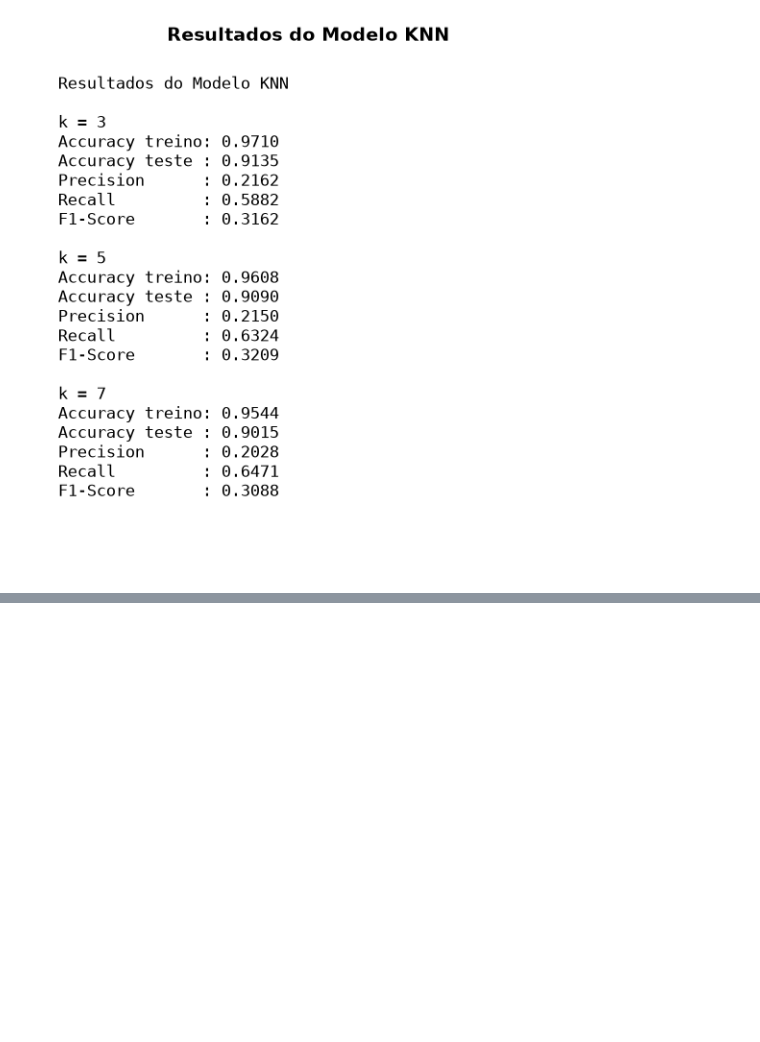
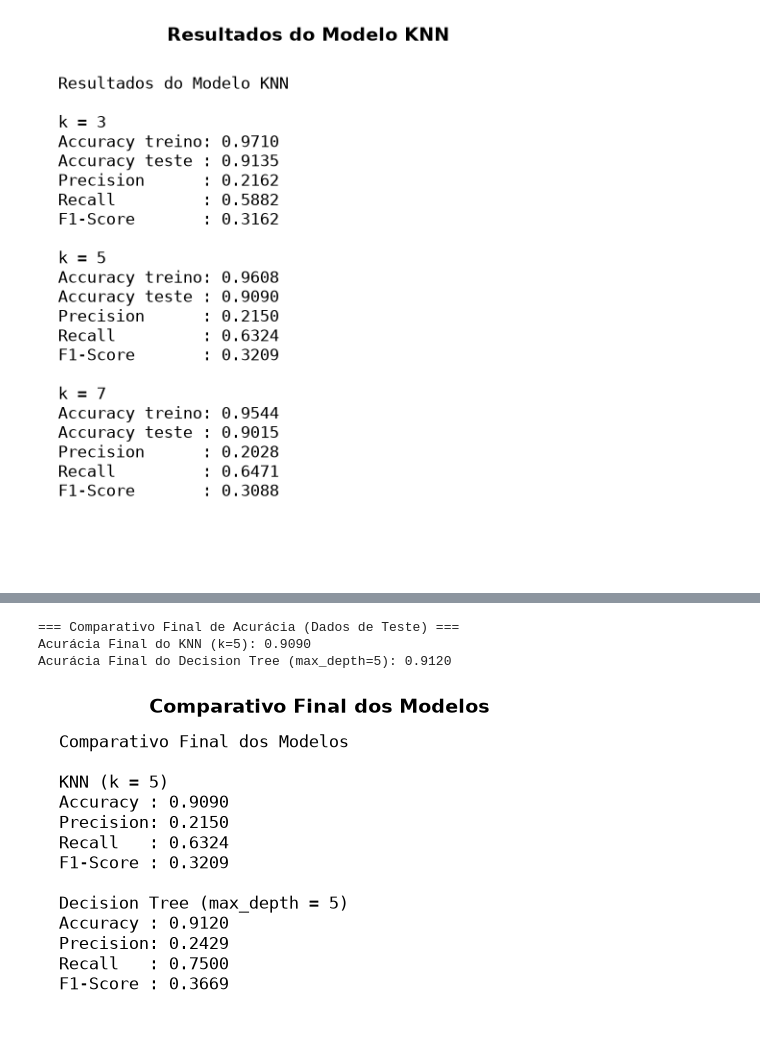
Before and after one commit to Carlos779-cloud/Projeto_Final, a Jupyter notebook: main.ipynb, the cells around one changed output, grey strips where cells are left out. Cells and saved outputs as stored; diff of their text form; code cells hidden in the pictures; blank space fills up the shorter version.

```diff
--- a/main.ipynb
+++ b/main.ipynb
@@ -756,0 +933,79 @@ plt.show()
+# %%
+# Instaciar os melhores hiperparâmetros para os modelos KNN e Decision Tree
+melhor_knn = KNeighborsClassifier(n_neighbors=5)
+melhor_tree = DecisionTreeClassifier(max_depth=5, random_state=42)
+
+# Treinar os modelos com os dados balenceados (SMOTE) e escalonados
+melhor_knn.fit(X_train_scaled, y_train_smote)
+melhor_tree.fit(X_train_scaled, y_train_smote)
+
+# Gerar previsões nos dados de teste escalonados
+y_pred_knn_final = melhor_knn.predict(X_test_scaled)
+y_pred_tree_final = melhor_tree.predict(X_test_scaled)
+
+# Exibir resultados de forma comparativa
+print("=== Comparativo Final de Acurácia (Dados de Teste) ===")
+print(f"Acurácia Final do KNN (k=5): {accuracy_score(y_test, y_pred_knn_final):.4f}")
+print(f"Acurácia Final do Decision Tree (max_depth=5): {accuracy_score(y_test, y_pred_tree_final):.4f}")
+# %% [output]
+=== Comparativo Final de Acurácia (Dados de Teste) ===
+Acurácia Final do KNN (k=5): 0.9090
+Acurácia Final do Decision Tree (max_depth=5): 0.9120
+# %%
+# Calcular as métricas finais
+acc_knn = accuracy_score(y_test, y_pred_knn_final)
+prec_knn = precision_score(y_test, y_pred_knn_final)
+rec_knn = recall_score(y_test, y_pred_knn_final)
+f1_knn = f1_score(y_test, y_pred_knn_final)
+
+acc_tree = accuracy_score(y_test, y_pred_tree_final)
+prec_tree = precision_score(y_test, y_pred_tree_final)
+rec_tree = recall_score(y_test, y_pred_tree_final)
+f1_tree = f1_score(y_test, y_pred_tree_final)
+
+# Criar texto com os resultados
+texto = (
+    "Comparativo Final dos Modelos\n\n"
+
+    "KNN (k = 5)\n"
+    f"Accuracy : {acc_knn:.4f}\n"
+    f"Precision: {prec_knn:.4f}\n"
+    f"Recall   : {rec_knn:.4f}\n"
+    f"F1-Score : {f1_knn:.4f}\n\n"
+
+    "Decision Tree (max_depth = 5)\n"
+    f"Accuracy : {acc_tree:.4f}\n"
+    f"Precision: {prec_tree:.4f}\n"
+    f"Recall   : {rec_tree:.4f}\n"
+    f"F1-Score : {f1_tree:.4f}\n"
+)
+
+# Criar figura
+fig = plt.figure(figsize=(7, 3))
+
+plt.title(
+    "Comparativo Final dos Modelos",
+    fontsize=14,
+    fontweight="bold"
+)
+
+plt.text(
+    0.02,
+    0.95,
+    texto,
+    fontsize=12,
+    family="monospace",
+    va="top"
+)
+
+plt.axis("off")
+
+plt.savefig(
+    "imagens/11_comparativo_modelos.png",
+    dpi=300,
+    bbox_inches="tight"
+)
+
+plt.show()
+# %% [output]
+[figure, added]
```
Also changed, not shown: parts of 12 cells of this notebook, 3 other files.
